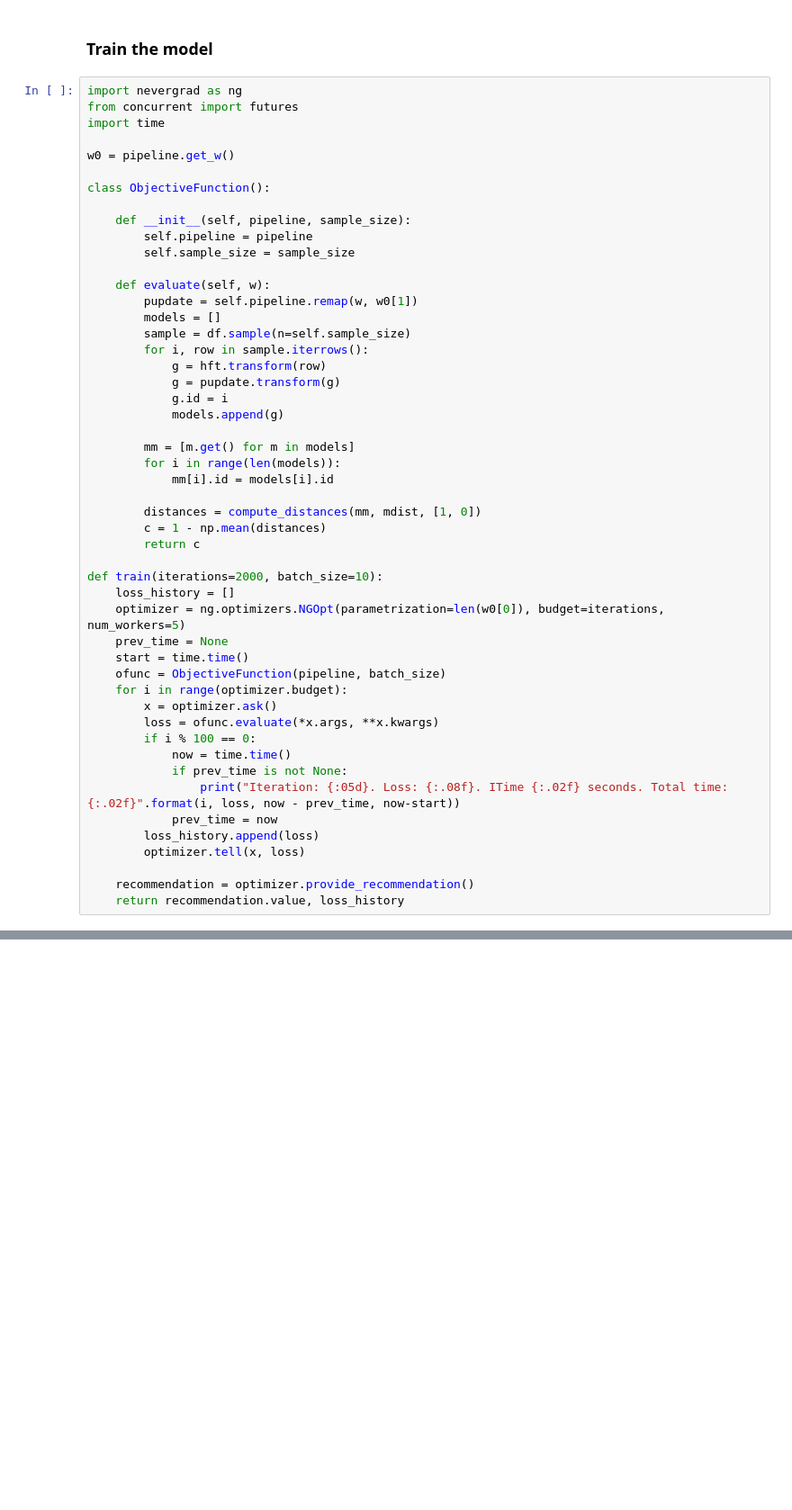
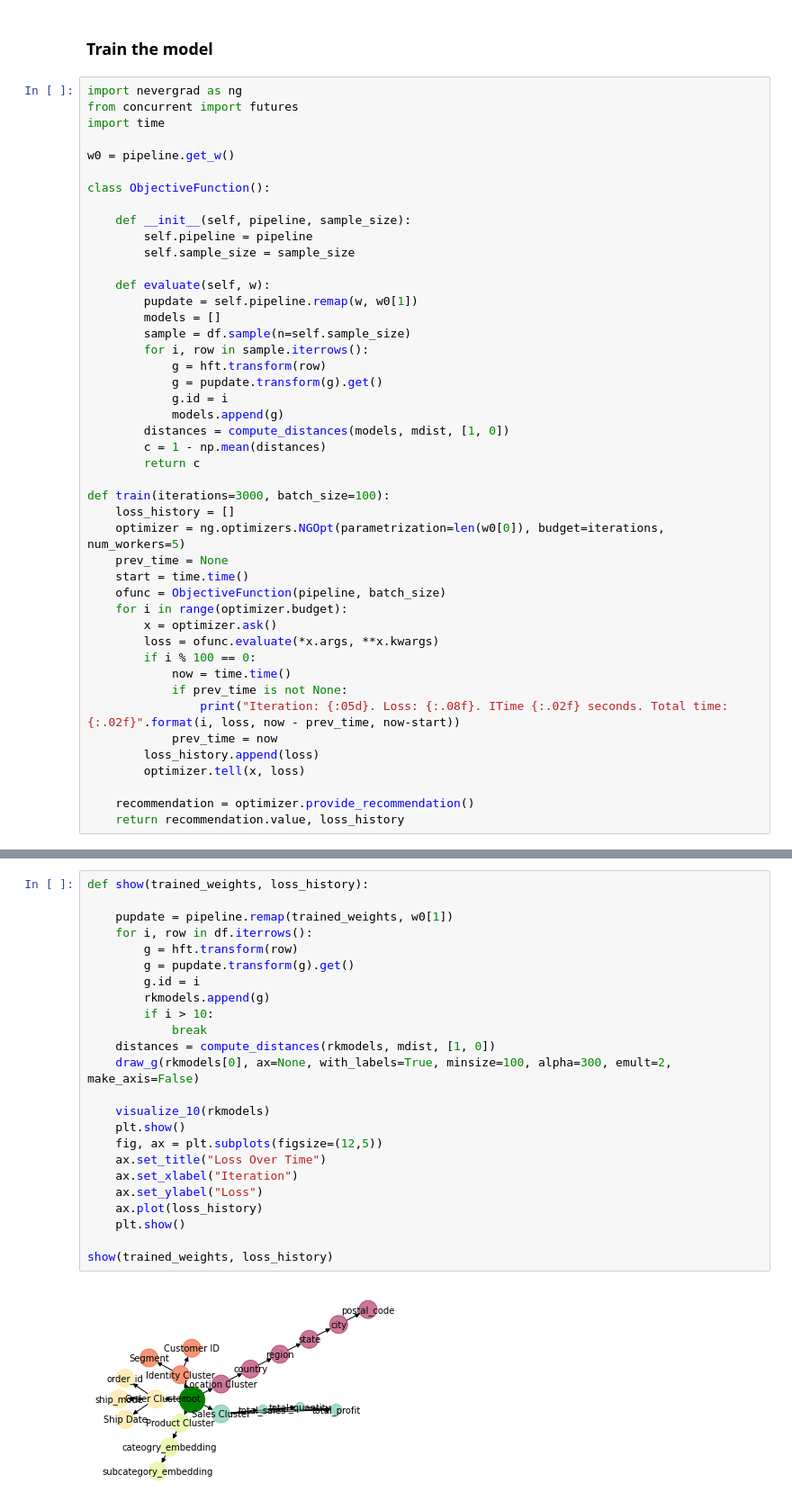
Before and after one commit to animikhroy/rk_toolkit_pipeline_diagrams, a Jupyter notebook: pruned/02_notebooks/rk_general_applications/store_sales.ipynb, the cells around one changed output, grey strips where cells are left out. Shown at 90% size. Drawn from its saved outputs; the diff is of its cells as text; blank space fills up the shorter version.

```diff
--- a/pruned/02_notebooks/rk_general_applications/store_sales.ipynb
+++ b/pruned/02_notebooks/rk_general_applications/store_sales.ipynb
@@ -152,19 +142,14 @@ class ObjectiveFunction():
         sample = df.sample(n=self.sample_size)
         for i, row in sample.iterrows():
             g = hft.transform(row)
-            g = pupdate.transform(g)
+            g = pupdate.transform(g).get()
             g.id = i
             models.append(g)
-
-        mm = [m.get() for m in models]
-        for i in range(len(models)):
-            mm[i].id = models[i].id
-
-        distances = compute_distances(mm, mdist, [1, 0])
+        distances = compute_distances(models, mdist, [1, 0])
         c = 1 - np.mean(distances)
         return c
 
-def train(iterations=2000, batch_size=10):
+def train(iterations=3000, batch_size=100):
     loss_history = []
     optimizer = ng.optimizers.NGOpt(parametrization=len(w0[0]), budget=iterations, num_workers=5)
     prev_time = None
@@ -187,0 +191,26 @@ trained_weights, loss_history = train()
+# %%
+def show(trained_weights, loss_history):
+
+    pupdate = pipeline.remap(trained_weights, w0[1])
+    for i, row in df.iterrows():
+        g = hft.transform(row)
+        g = pupdate.transform(g).get()
+        g.id = i
+        rkmodels.append(g)
+        if i > 10:
+            break
+    distances = compute_distances(rkmodels, mdist, [1, 0])
+    draw_g(rkmodels[0], ax=None, with_labels=True, minsize=100, alpha=300, emult=2, make_axis=False)
+
+    visualize_10(rkmodels)
+    plt.show()
+    fig, ax = plt.subplots(figsize=(12,5))
+    ax.set_title("Loss Over Time")
+    ax.set_xlabel("Iteration")
+    ax.set_ylabel("Loss")
+    ax.plot(loss_history)
+    plt.show()
+
+show(trained_weights, loss_history)
+# %% [output]
+[figure, added]
```
Also changed, not shown: parts of 16 cells of this notebook.
